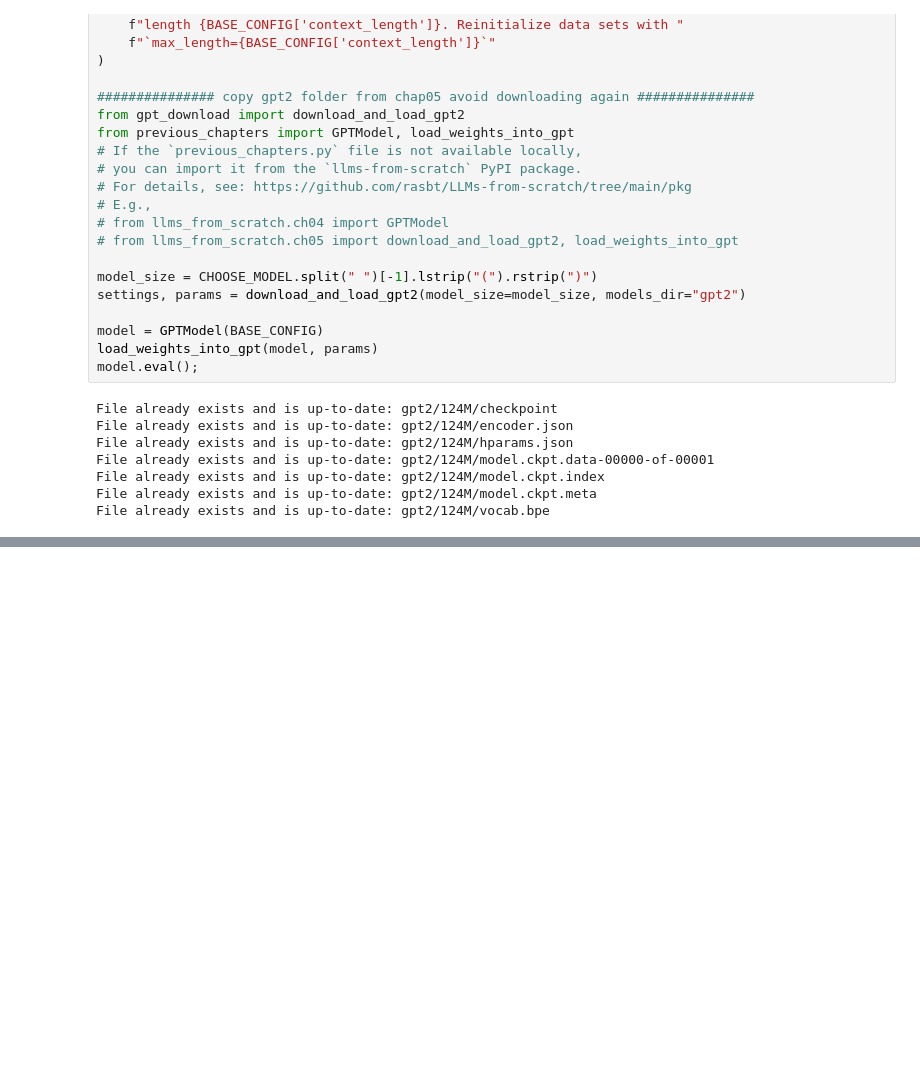
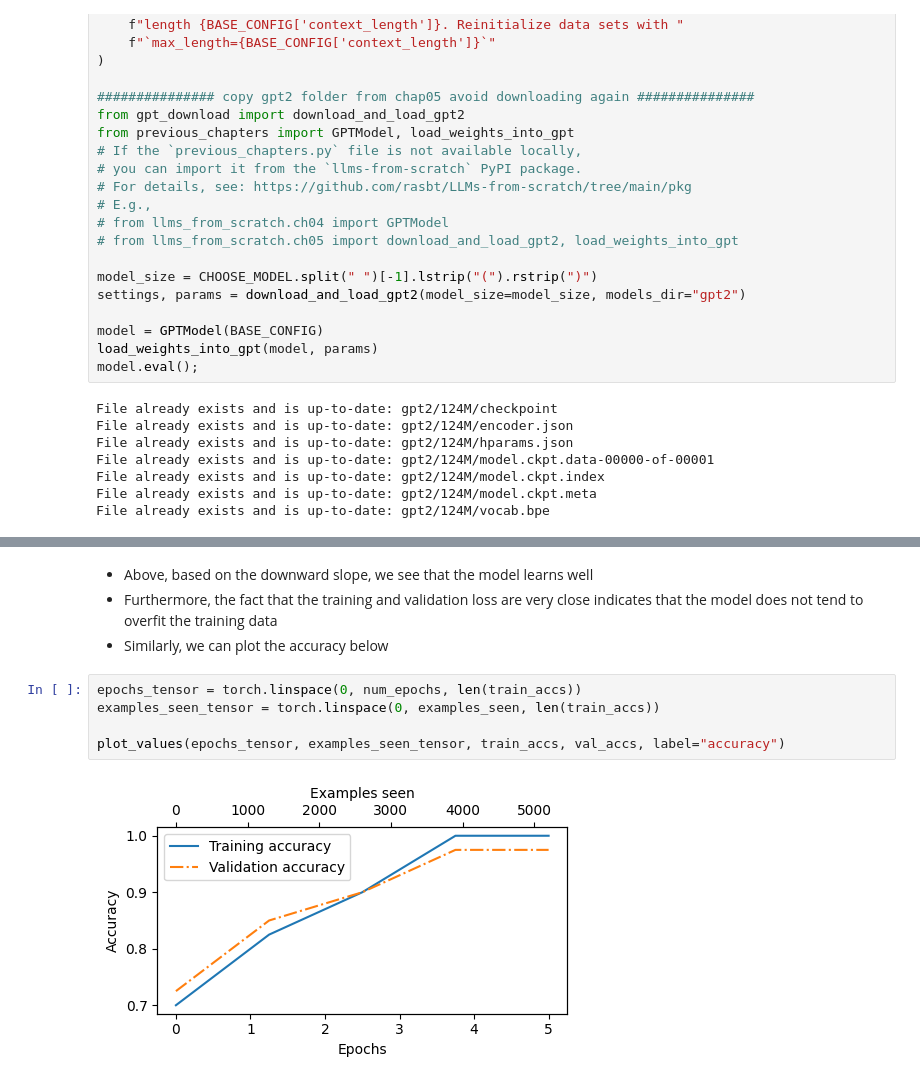
Before and after one commit to pruthvi247/llmFromGroundUp, a Jupyter notebook: chp06/chp06.ipynb, the cells around one changed output, grey strips where cells are left out. Saved outputs shown, nothing was run; the diff lists cells and outputs as text; blank space fills up the shorter version.

```diff
--- a/chp06/chp06.ipynb
+++ b/chp06/chp06.ipynb
@@ -349,0 +737,11 @@ File already exists and is up-to-date: gpt2/124M/vocab.bpe
+# %% [markdown]
+- Above, based on the downward slope, we see that the model learns well
+- Furthermore, the fact that the training and validation loss are very close indicates that the model does not tend to overfit the training data
+- Similarly, we can plot the accuracy below
+# %%
+epochs_tensor = torch.linspace(0, num_epochs, len(train_accs))
+examples_seen_tensor = torch.linspace(0, examples_seen, len(train_accs))
+
+plot_values(epochs_tensor, examples_seen_tensor, train_accs, val_accs, label="accuracy")
+# %% [output]
+[figure, added]
```
Also changed, not shown: parts of 34 cells of this notebook, 2 other files.
